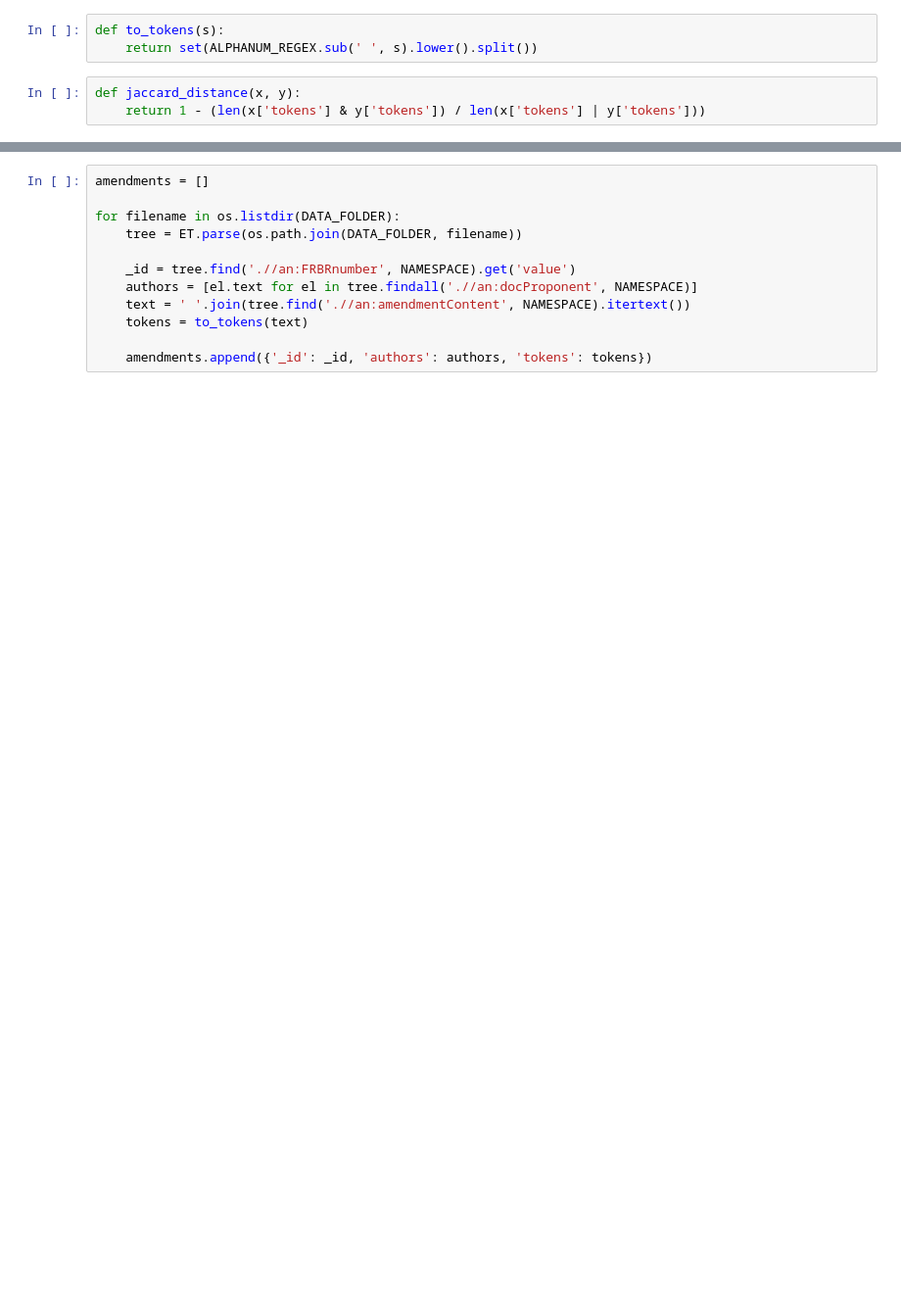
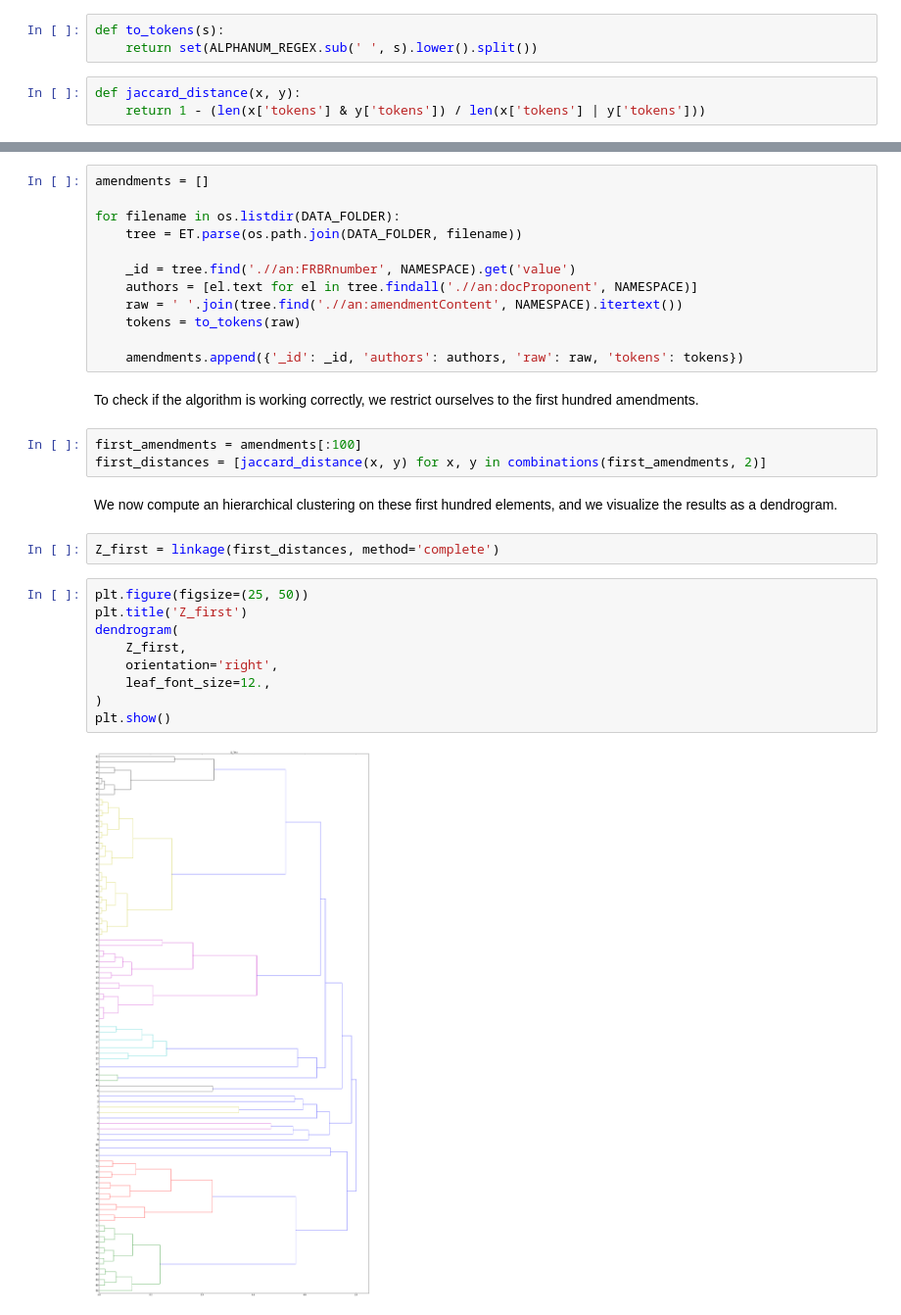
Before and after one commit to jacquerie/senato.py, a Jupyter notebook: analysis.ipynb, the cells around one changed output, grey strips where cells are left out. Shown at 98% size. Cells and saved outputs as stored; diff of their text form; blank space fills up the shorter version.

```diff
--- a/analysis.ipynb
+++ b/analysis.ipynb
@@ -31,7 +52,27 @@ for filename in os.listdir(DATA_FOLDER):
 
     _id = tree.find('.//an:FRBRnumber', NAMESPACE).get('value')
     authors = [el.text for el in tree.findall('.//an:docProponent', NAMESPACE)]
-    text = ' '.join(tree.find('.//an:amendmentContent', NAMESPACE).itertext())
-    tokens = to_tokens(text)
+    raw = ' '.join(tree.find('.//an:amendmentContent', NAMESPACE).itertext())
+    tokens = to_tokens(raw)
 
-    amendments.append({'_id': _id, 'authors': authors, 'tokens': tokens})
+    amendments.append({'_id': _id, 'authors': authors, 'raw': raw, 'tokens': tokens})
+# %% [markdown]
+To check if the algorithm is working correctly, we restrict ourselves to the first hundred amendments.
+# %%
+first_amendments = amendments[:100]
+first_distances = [jaccard_distance(x, y) for x, y in combinations(first_amendments, 2)]
+# %% [markdown]
+We now compute an hierarchical clustering on these first hundred elements, and we visualize the results as a dendrogram.
+# %%
+Z_first = linkage(first_distances, method='complete')
+# %%
+plt.figure(figsize=(25, 50))
+plt.title('Z_first')
+dendrogram(
+    Z_first,
+    orientation='right',
+    leaf_font_size=12.,
+)
+plt.show()
+# %% [output]
+[figure, added]
```
Also changed, not shown: parts of 24 cells of this notebook.
